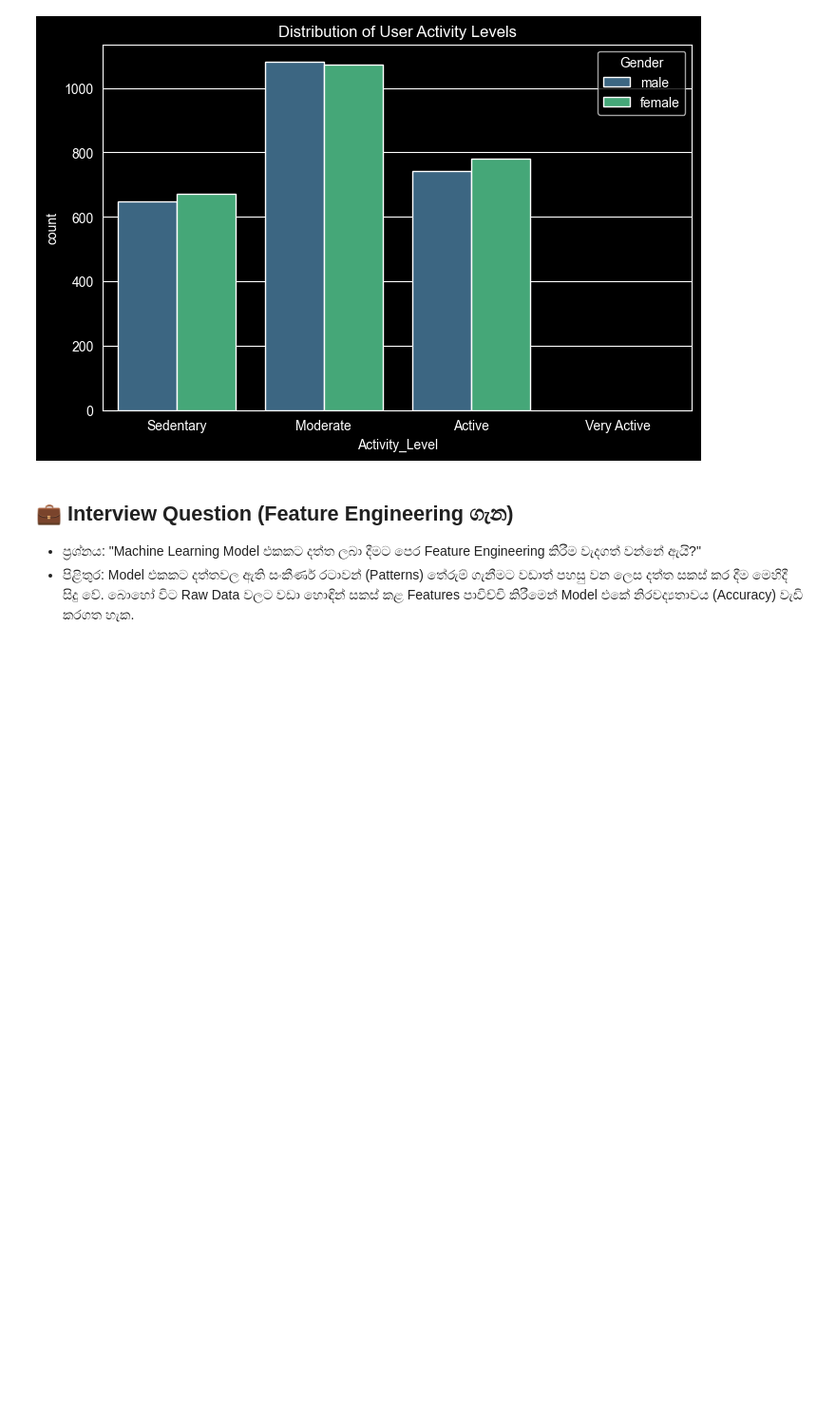
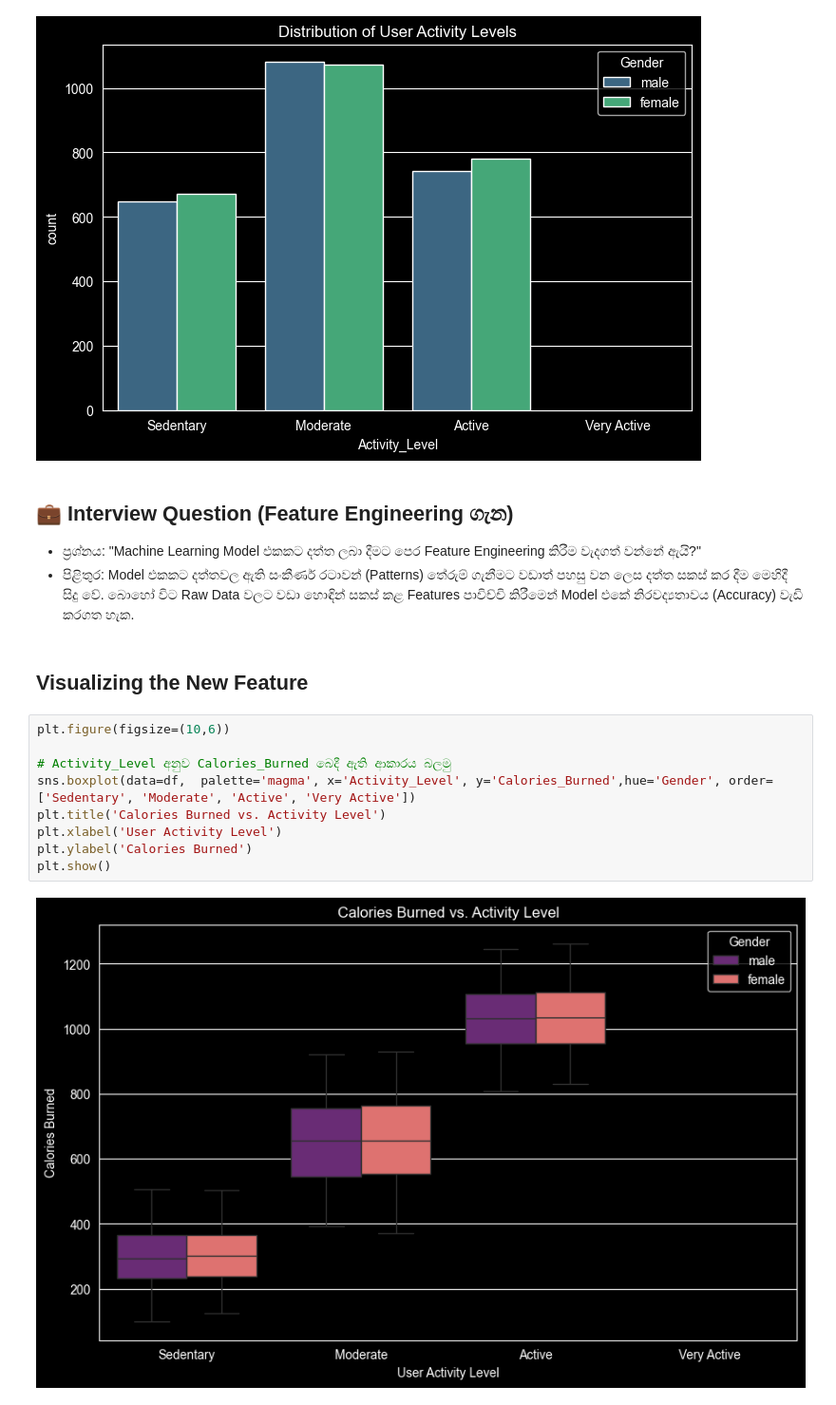
Before and after one commit to Dhanuwa856/Aura-Fitness-EDA, a Jupyter notebook: notebooks/loading_data_final.ipynb, the cells around one changed output. Shown at 95% size. Drawn from its saved outputs; the diff is of its cells as text; blank space fills up the shorter version.

Commit message:
feat: analyze relationship between engineered activity levels and calorie expenditure

```diff
--- a/notebooks/loading_data_final.ipynb
+++ b/notebooks/loading_data_final.ipynb
@@ -199,3 +199,16 @@ plt.show()
 ## 💼 Interview Question (Feature Engineering ගැන)
 - ප්‍රශ්නය: "Machine Learning Model එකකට දත්ත ලබා දීමට පෙර Feature Engineering කිරීම වැදගත් වන්නේ ඇයි?"
 - පිළිතුර: Model එකකට දත්තවල ඇති සංකීර්ණ රටාවන් (Patterns) තේරුම් ගැනීමට වඩාත් පහසු වන ලෙස දත්ත සකස් කර දීම මෙහිදී සිදු වේ. බොහෝ විට Raw Data වලට වඩා හොඳින් සකස් කළ Features පාවිච්චි කිරීමෙන් Model එකේ නිරවද්‍යතාවය (Accuracy) වැඩි කරගත හැක.
+# %% [markdown]
+## Visualizing the New Feature
+# %%
+plt.figure(figsize=(10,6))
+
+# Activity_Level අනුව Calories_Burned බෙදී ඇති ආකාරය බලමු
+sns.boxplot(data=df,  palette='magma', x='Activity_Level', y='Calories_Burned',hue='Gender', order=['Sedentary', 'Moderate', 'Active', 'Very Active'])
+plt.title('Calories Burned vs. Activity Level')
+plt.xlabel('User Activity Level')
+plt.ylabel('Calories Burned')
+plt.show()
+# %% [output]
+[figure, added]
```
Also changed, not shown: parts of 1 cell of this notebook.
